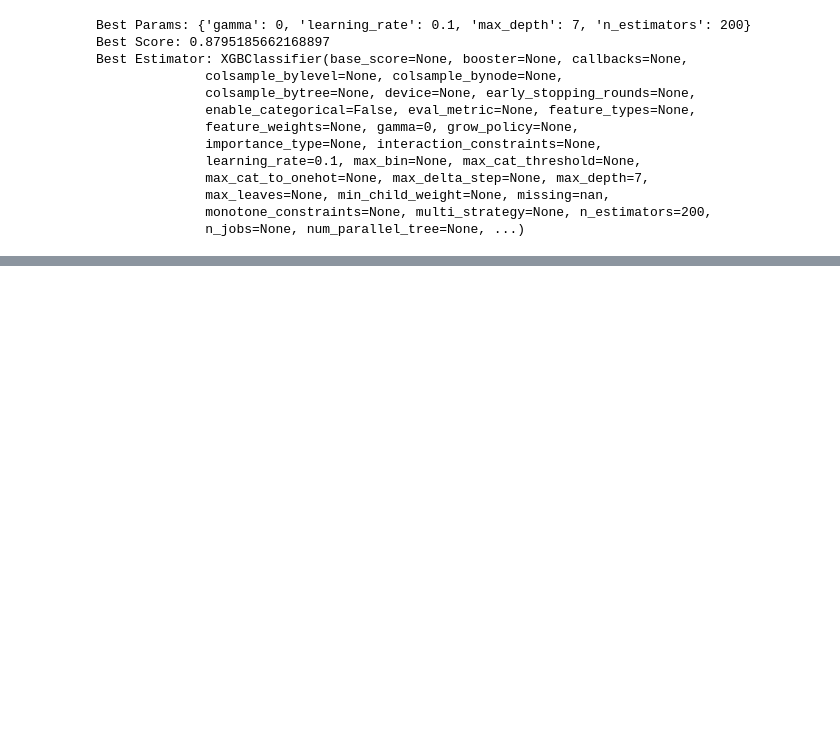
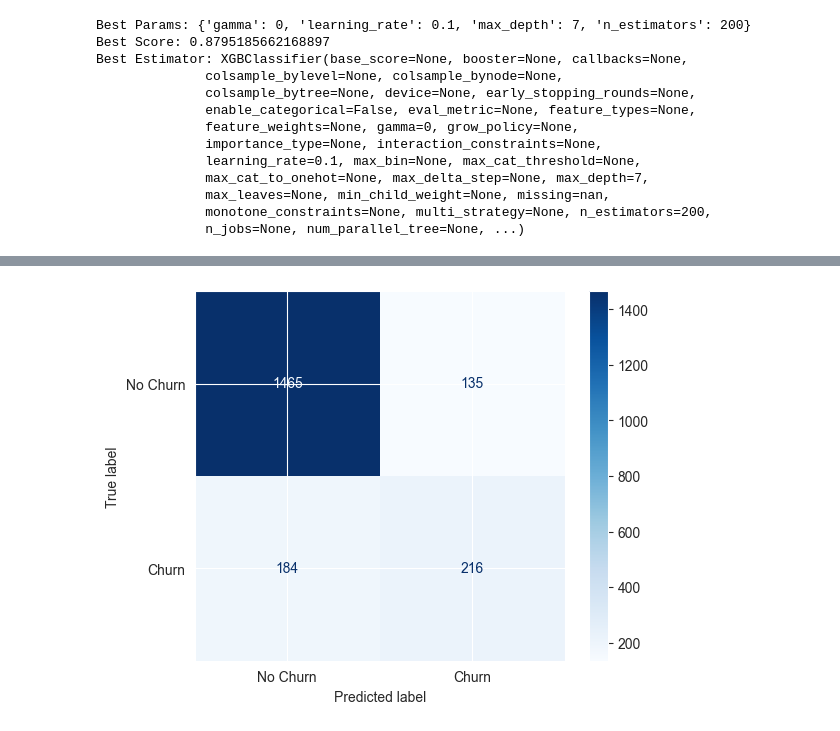
Before and after one commit to atharvadhumal03/Bank-Customer-Churn-Predictor-ML, a Jupyter notebook: JupyterNotebook.ipynb, the cells around one changed output, grey strips where cells are left out. Drawn from its saved outputs; the diff is of its cells as text; code cells hidden in the pictures; blank space fills up the shorter version.

Commit message:
model workflow - implemented pipelines, trained and fitted.

```diff
--- a/JupyterNotebook.ipynb
+++ b/JupyterNotebook.ipynb
@@ -819 +821,26 @@ Random Forest        0.911763   0.914919  0.908399  0.907927  0.970846
 XGBoost              0.894874   0.921244  0.865509  0.879519  0.964203
+# %%
+from sklearn.pipeline import Pipeline
+from imblearn.pipeline import Pipeline as ImbPipeline
+from sklearn.compose import ColumnTransformer
+
+# defining columns
+numeric_features = ['CreditScore', 'Age', 'Tenure', 'Balance', 'NumOfProducts', 'EstimatedSalary']
+categorical_features = ['Geography', 'Gender']
+binary_features = ['HasCrCard', 'IsActiveMember']
+
+# encoders and scalers
+encoder = OneHotEncoder(sparse_output=False, drop='first')
+scaler = StandardScaler()
+smote = SMOTE(random_state=33)
+
+# preprocessor
+preprocessor = ColumnTransformer(
+    transformers=[
+        ("scaler", scaler, numeric_features),
+        ("ohe", encoder, categorical_features),
+        ("bin", 'passthrough', binary_features),],
+    verbose_feature_names_out=False
+)
+
+preprocessor = preprocessor.set_output(transform='pandas')
@@ -819,0 +865,11 @@ XGBoost              0.894874   0.921244  0.865509  0.879519  0.964203
+# %%
+X_train, X_test, y_train, y_test = train_test_split(X1, y1, test_size=0.2, random_state=33)
+
+final_model = best_rf
+pipeline = ImbPipeline(steps=[
+    ('preprocess', preprocessor),
+    ('smote', smote),
+    ('model', best_rf)
+])
+
+pipeline.fit(X_train, y_train)
@@ -819,0 +893,11 @@ XGBoost              0.894874   0.921244  0.865509  0.879519  0.964203
+# %%
+y_pred = pipeline.predict(X_test)
+# %%
+from sklearn.metrics import ConfusionMatrixDisplay, confusion_matrix, classification_report
+
+cm = confusion_matrix(y_test, y_pred)
+disp = ConfusionMatrixDisplay(confusion_matrix = cm, display_labels = ['No Churn', 'Churn'])
+disp.plot(cmap='Blues')
+plt.show()
+# %% [output]
+[figure, added]
```
Also changed, not shown: parts of 12 cells of this notebook.
